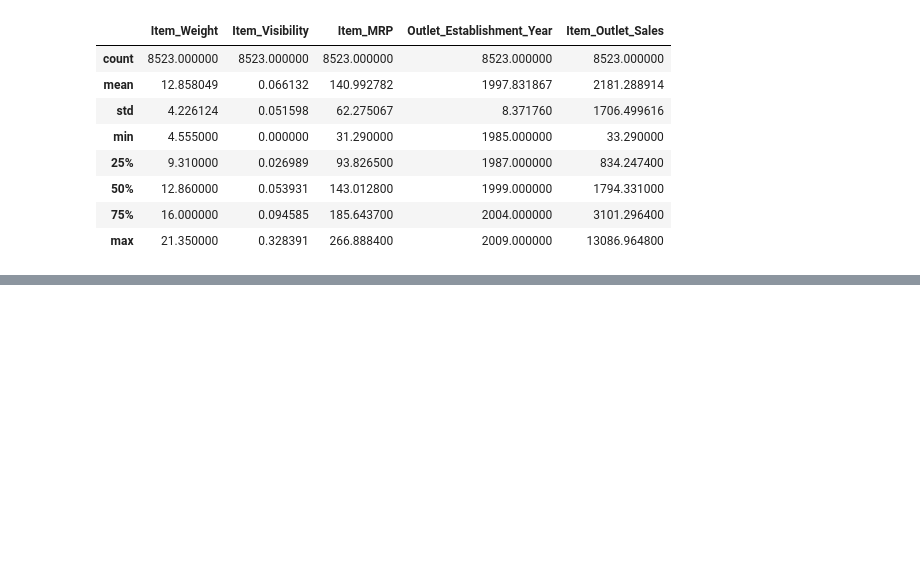
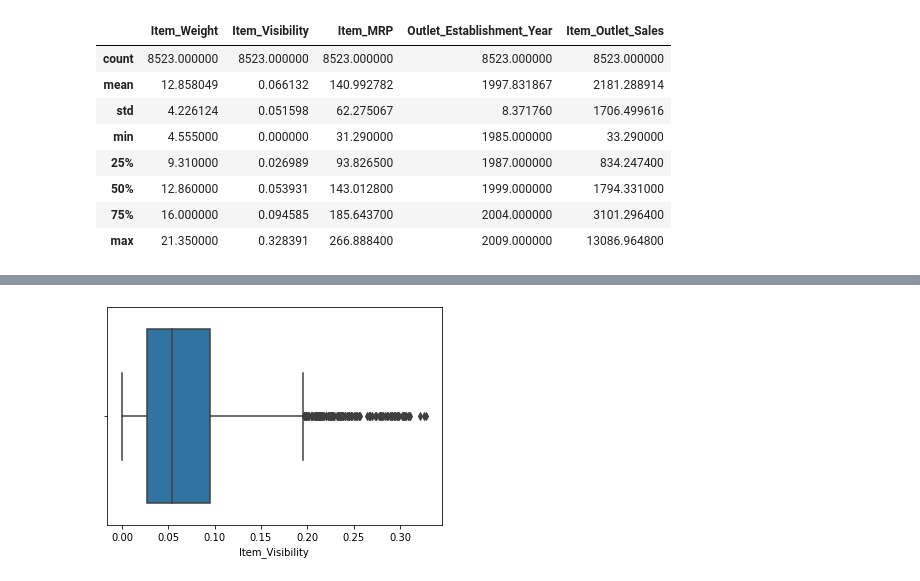
Before and after one commit to hport15/food-sales-predictions, a Jupyter notebook: food_sales_predictions.ipynb, the cells around one changed output, grey strips where cells are left out. Saved outputs shown, nothing was run; the diff lists cells and outputs as text; code cells hidden in the pictures; blank space fills up the shorter version.

```diff
--- a/food_sales_predictions.ipynb
+++ b/food_sales_predictions.ipynb
@@ -273,0 +316,5 @@ df.describe()
+# %%
+sns.boxplot(data=df, x='Item_Visibility');
+# Sure enough, there are a lot of outliers.
+# %% [output]
+[figure, added]
```
Also changed, not shown: parts of 14 cells of this notebook.
